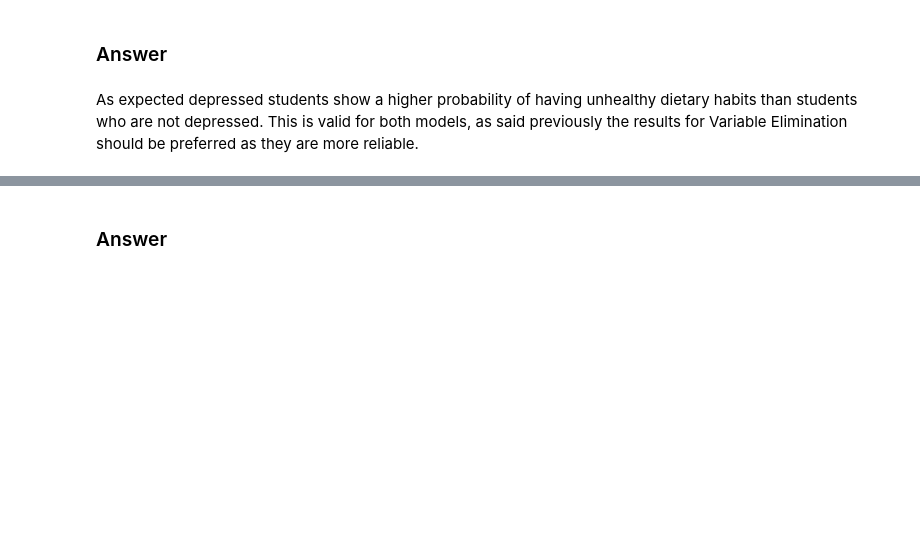
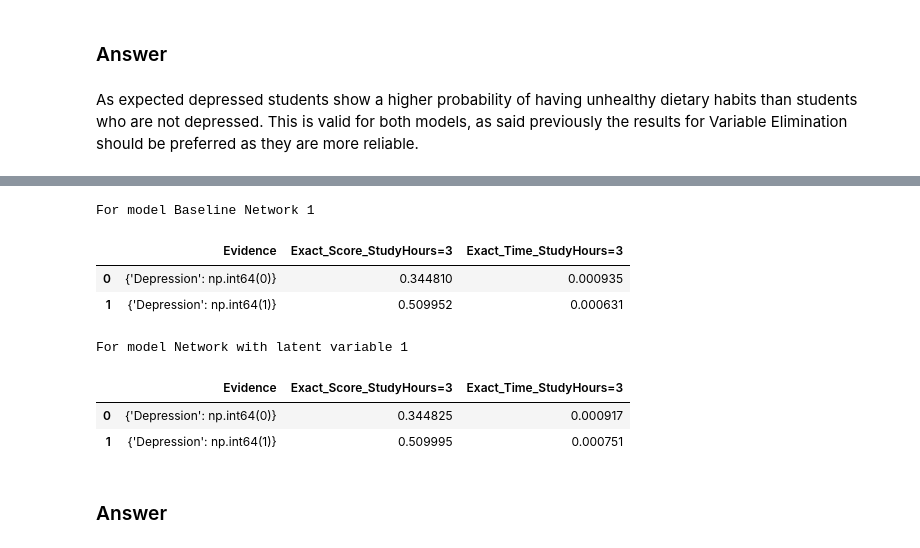
Before and after one commit to Shardyne/faikr3-project, a Jupyter notebook: network_comparison.ipynb, the cells around one changed output, grey strips where cells are left out. Cells and saved outputs as stored; diff of their text form; code cells hidden in the pictures; blank space fills up the shorter version.

```diff
--- a/network_comparison.ipynb
+++ b/network_comparison.ipynb
@@ -711,3 +699,24 @@ For model Network with latent variable 1
+# %%
+result_df_4 = {}
+for name, model in query_models.items():
+    print(f"For model {name}")
+    result_df_4[name] = general_query(
+        model,
+        query_vars=["StudyHours"],
+        attribute_evidence=["Depression"],
+        index_retrieve_values=[3], # we look for absence and then compute the complement
+        show_progress=True
+    )
+    display(result_df_4[name])
+# %% [output]
+For model Baseline Network 1
+|  | Evidence | Exact_Score_StudyHours=3 | Exact_Time_StudyHours=3 |
+| 0 | {'Depression': np.int64(0)} | 0.344810 | 0.000935 |
+| 1 | {'Depression': np.int64(1)} | 0.509952 | 0.000631 |
+For model Network with latent variable 1
+|  | Evidence | Exact_Score_StudyHours=3 | Exact_Time_StudyHours=3 |
+| 0 | {'Depression': np.int64(0)} | 0.344825 | 0.000917 |
+| 1 | {'Depression': np.int64(1)} | 0.509995 | 0.000751 |
 # %% [markdown]
 ### Answer
 # %% [markdown]
```
Also changed, not shown: parts of 9 cells of this notebook, 2 other files.
